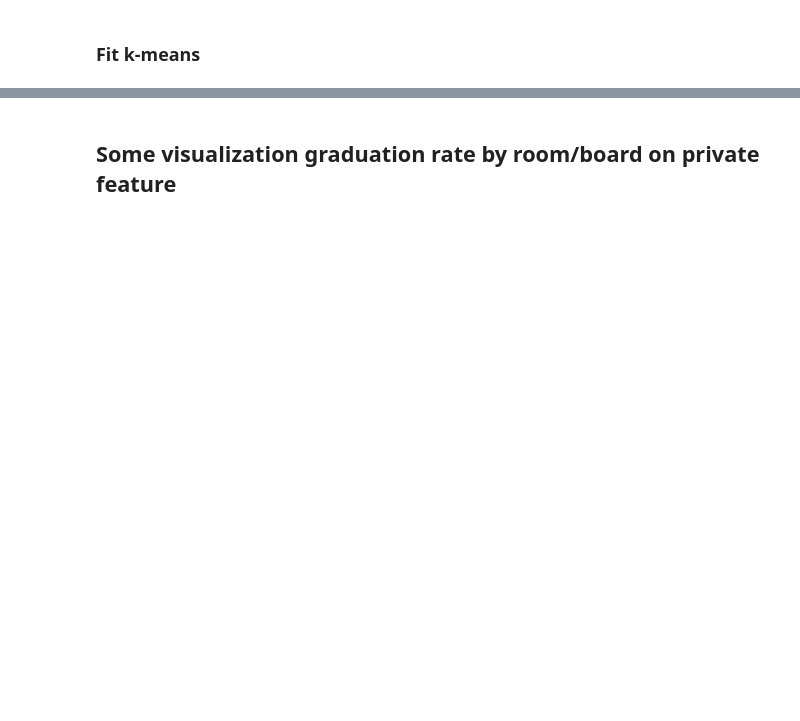
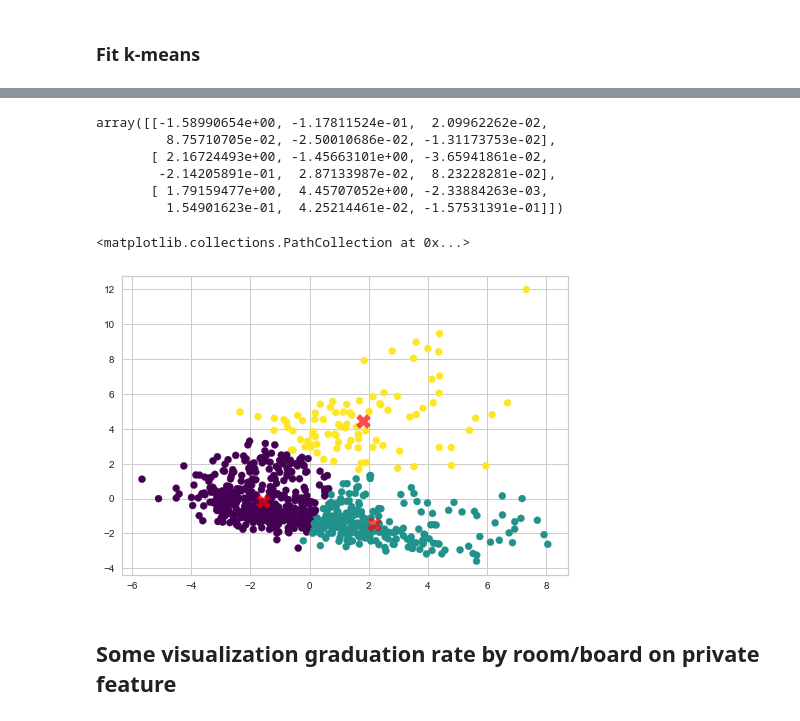
Before and after one commit to Macedon93/Data-Mining, a Jupyter notebook: Assignment 3/Assignment3.ipynb, the cells around one changed output, grey strips where cells are left out. Saved outputs shown, nothing was run; the diff lists cells and outputs as text; code cells hidden in the pictures; blank space fills up the shorter version.

```diff
--- a/Assignment 3/Assignment3.ipynb
+++ b/Assignment 3/Assignment3.ipynb
@@ -221,3 +218,24 @@ KMeans(algorithm='auto', copy_x=True, init='k-means++', max_iter=300,
+# %%
+kmeans.cluster_centers_
+# %% [output]
+array([[-1.58990654e+00, -1.17811524e-01,  2.09962262e-02,
+         8.75710705e-02, -2.50010686e-02, -1.31173753e-02],
+       [ 2.16724493e+00, -1.45663101e+00, -3.65941861e-02,
+        -2.14205891e-01,  2.87133987e-02,  8.23228281e-02],
+       [ 1.79159477e+00,  4.45707052e+00, -2.33884263e-03,
+         1.54901623e-01,  4.25214461e-02, -1.57531391e-01]])
+# %%
+kmeans.labels_
+y_kmeans = kmeans.predict(scores_pca)
+# %%
+# Visualization of the clustered data. cluster centers marked with a "X".
+plt.scatter(scores_pca[:, 0], scores_pca[:, 1], c=y_kmeans, s=50, cmap='viridis')
+
+centers = kmeans.cluster_centers_
+plt.scatter(centers[:, 0], centers[:, 1], marker="X", c='red', s=200, alpha=0.7)
+# %% [output]
+<matplotlib.collections.PathCollection at 0x...>
+[figure, added]
 # %% [markdown]
 ## Some visualization graduation rate by room/board on private feature
 # %%
```
Also changed, not shown: parts of 9 cells of this notebook.
